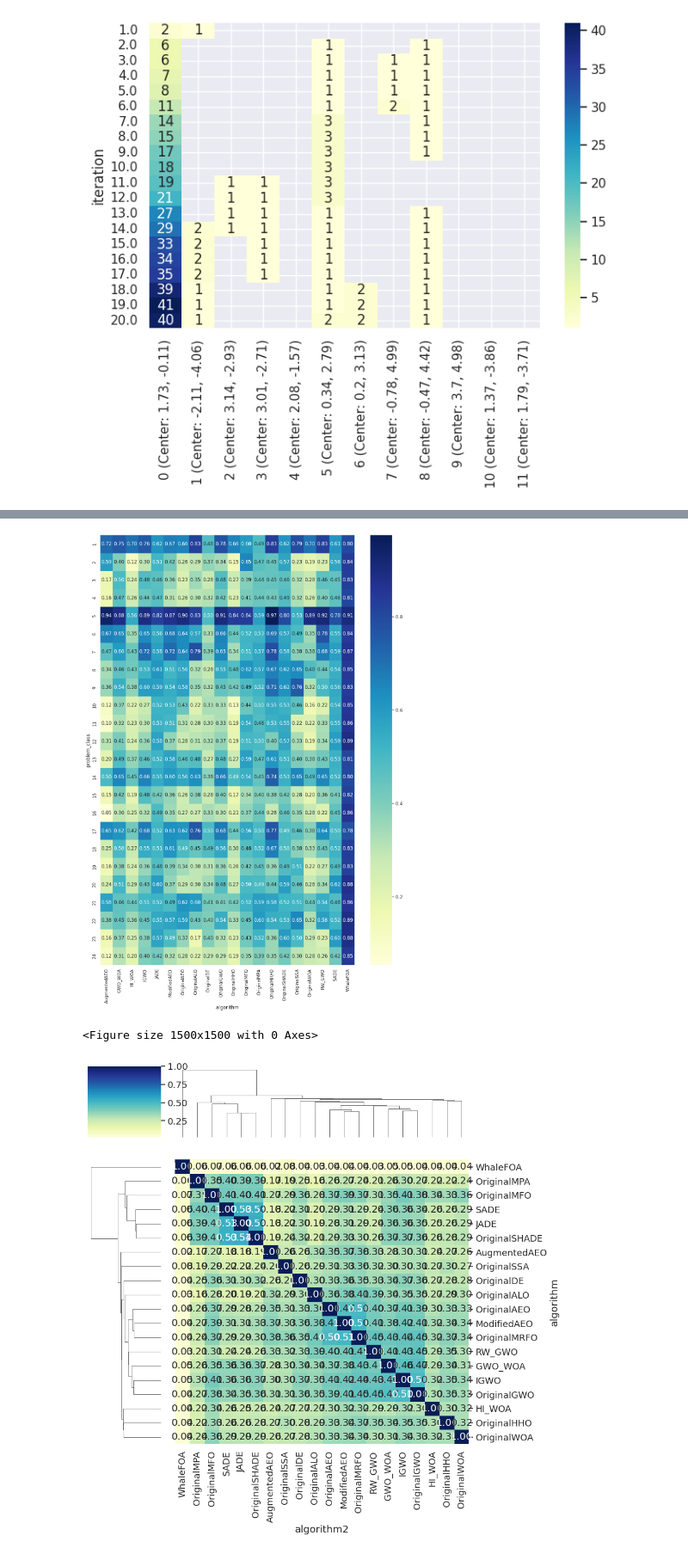
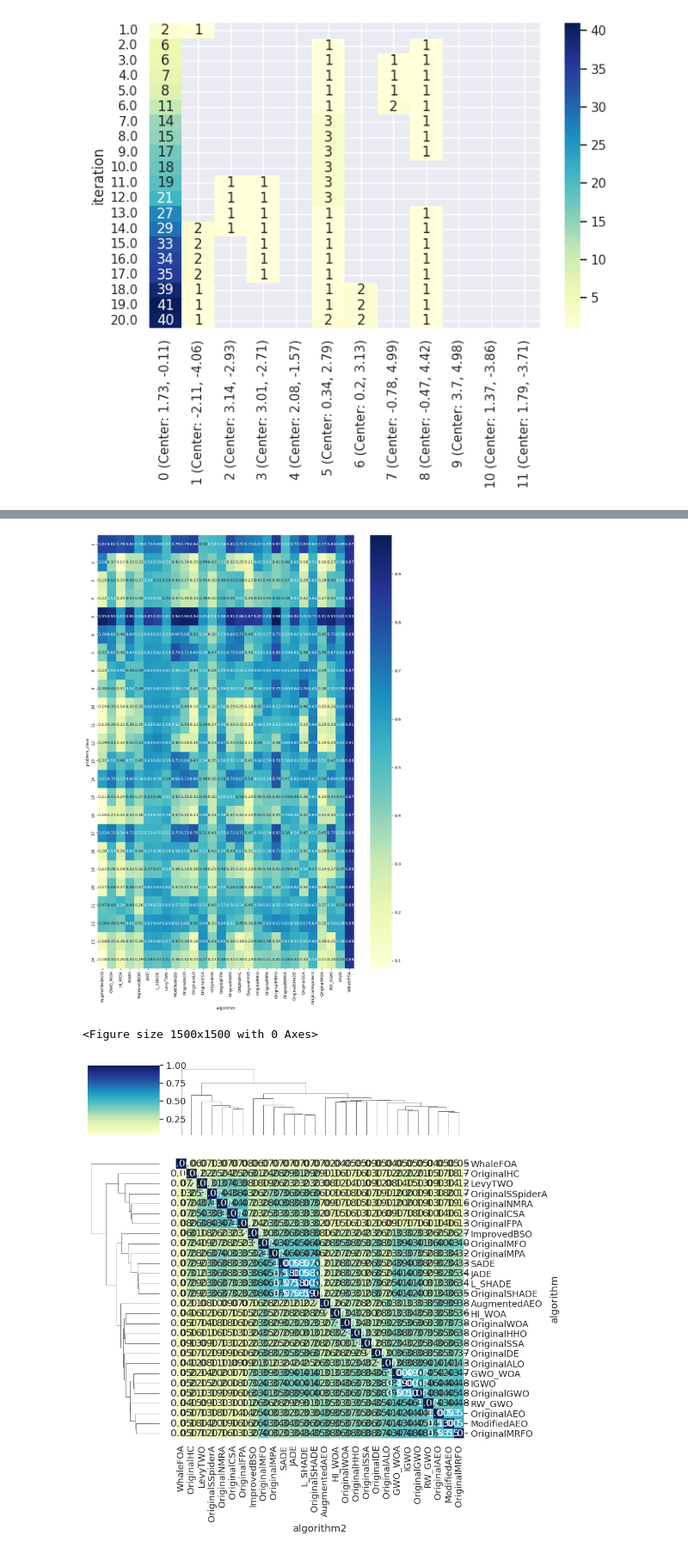
Before and after one commit to 8Timon24/Diploma-Analiza-in-vizualizacija-algoritmov-za-optimizacijo, a Jupyter notebook: 3_cluster_analysis.ipynb, the cells around one changed output, grey strips where cells are left out. Shown at 86% size. Cells and saved outputs as stored; diff of their text form; code cells hidden in the pictures.

```diff
--- a/3_cluster_analysis.ipynb
+++ b/3_cluster_analysis.ipynb
@@ -486,7 +486,7 @@ Axes(0.125,0.11;0.775x0.77)
 [figure]
 # %%
 dimension=2
-directory=f'data/clustering_features_20_algorithms_kmeans/cluster_distributions/dim_{dimension}'
+directory=f'data/clustering_latest/cluster_distributions/dim_{dimension}'
 
 trajectory_similarities=[]
 for file in tqdm(os.listdir(directory)):
@@ -527,6 +527,6 @@ trajectory_similarities.query('algorithm!=algorithm2').sort_values('value')
 # %%
 for dimension in [2]:
-    directory=f'data/clustering_features_20_algorithms_kmeans/cluster_distributions/dim_{dimension}'
+    directory=f'data/clustering_latest/cluster_distributions/dim_{dimension}'
     scale=False
     trajectory_similarities=[]
     for file in tqdm(os.listdir(directory)):
@@ -535,38 +535,38 @@ for dimension in [2]:
             df=pd.read_csv(file_loc,index_col=[0,1,2])
             d_algorithm_run=df.unstack(level=-1).dropna()
             d_algorithm_run=pd.DataFrame(MinMaxScaler().fit_transform(d_algorithm_run), index=d_algorithm_run.index, columns=d_algorithm_run.columns).dropna()
             cs=pd.DataFrame(cosine_similarity(d_algorithm_run), index=d_algorithm_run.index, columns=d_algorithm_run.index)
             c=cs.reset_index().rename(columns={'algorithm':'algorithm2', 'run':'run2'}).melt(id_vars=[('algorithm2',  ''),('run2',  '')], value_vars=list(cs.columns)).rename(columns={('algorithm2',  ''): 'algorithm2', ('run2',''):'run2'})
             trajectory_similarities+=[c.assign(problem=file.replace('.csv',''))]
 
     trajectory_similarities=pd.concat(trajectory_similarities)
     t=trajectory_similarities.groupby('algorithm').count()['run']
     t_max=t.max()
     algorithms_to_remove=list(t[t<t_max].index)
     trajectory_similarities=trajectory_similarities.query('algorithm not in @algorithms_to_remove and algorithm2 not in @algorithms_to_remove')
     trajectory_similarities['problem_class']=[int(tt.split('_')[0].replace('F','')) for tt in trajectory_similarities['problem']]
     trajectory_similarities['instance']=[int(tt.split('_')[1].replace('I','')) for tt in trajectory_similarities['problem']]
     trajectory_similarities['run'] = trajectory_similarities['run'].astype(int)
     trajectory_similarities['run2'] = trajectory_similarities['run2'].astype(int)
 
     plt.figure(figsize=(12,17))
     sim_per_problem_algorithm=trajectory_similarities.query('algorithm==algorithm2 and run!=run2').groupby(['problem_class','algorithm'])['value'].mean()
     sns.heatmap(sim_per_problem_algorithm.reset_index().pivot(index='problem_class',columns='algorithm',values='value').sort_index(),annot=True,fmt=".2f", cmap='YlGnBu')
     plt.tight_layout()
-    plt.savefig(f'figures_clustering_new_dbscan/algorithm_similarity_per_problem_dim_{dimension}_scale_{scale}.pdf')
+    plt.savefig(f'figures_clustering_new_kmeans/algorithm_similarity_per_problem_dim_{dimension}_scale_{scale}.pdf')
 
     cross_algorithm_similarity=trajectory_similarities.query('run==run2').groupby(['algorithm','algorithm2'])['value'].mean()
     cross_algorithm_similarity_pivoted=cross_algorithm_similarity.reset_index().pivot(index='algorithm',columns='algorithm2',values='value')
     sns.set_theme(font_scale=1.2)
     plt.figure(figsize=(15,15))
     sns.clustermap(cross_algorithm_similarity_pivoted,annot=True,fmt=".2f", cmap='YlGnBu')
     plt.tight_layout()
-    plt.savefig(f'figures_clustering_new_dbscan/algorithm_mean_similarity_clustermap_dim_{dimension}_scale_{scale}.pdf')
+    plt.savefig(f'figures_clustering_new_kmeans/algorithm_mean_similarity_clustermap_dim_{dimension}_scale_{scale}.pdf')
     sns.set_theme(font_scale=1)
 # %% [output]
-[figure, old version]
+[figure, new version]
 <Figure size 1500x1500 with 0 Axes>
-[figure, old version]
+[figure, new version]
 # %%
 optimizer_group=get_algorithm_groups()
 # %%
```
Also changed, not shown: parts of 5 cells of this notebook, 24 other files.
